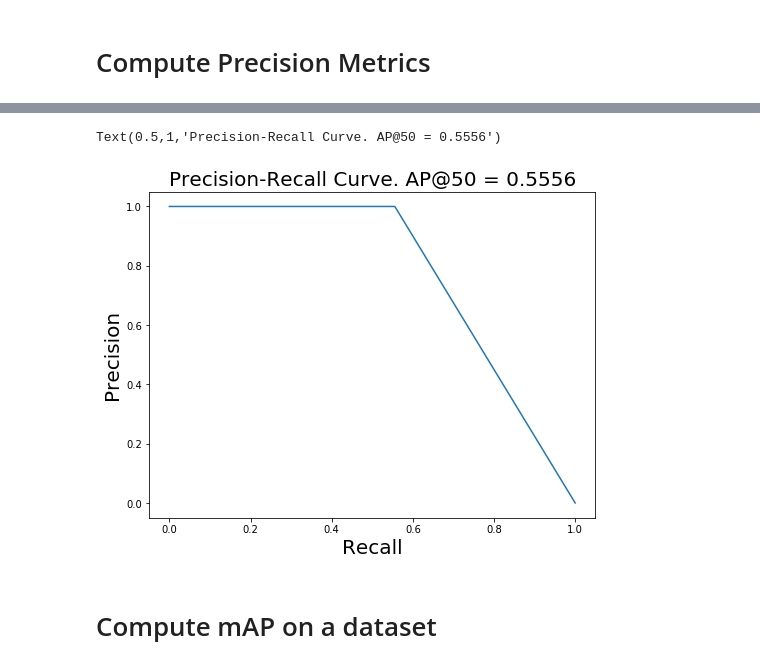
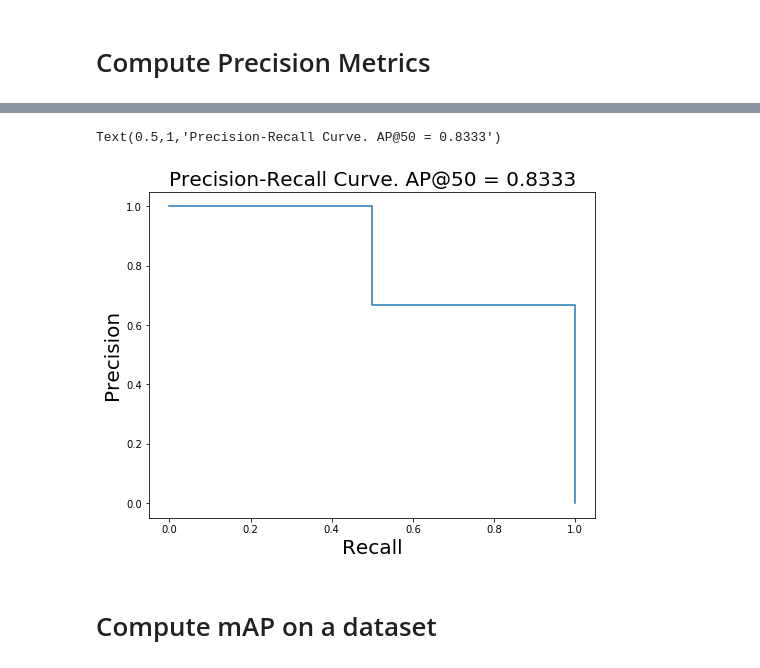
Before and after one commit to hadim/maskflow, a Jupyter notebook: notebooks/3_Training_Review.ipynb, the cells around one changed output, grey strips where cells are left out. Saved outputs shown, nothing was run; the diff lists cells and outputs as text; code cells hidden in the pictures.

```diff
--- a/notebooks/3_Training_Review.ipynb
+++ b/notebooks/3_Training_Review.ipynb
@@ -122,17 +124,0 @@ maskflow.load_weights(model, init_with="microtubule_detector20180624T1725")
-# %%
-image_id = np.random.choice(dataset.image_ids)
-image_id = 5
-
-original_image = dataset.load_image(image_id)
-original_mask, class_ids = dataset.load_mask(image_id)
-args = maskflow.load_image_gt(dataset, maskflow_config, image_id, use_mini_mask=False)
-_, _, _, gt_bbox, _ = args
-
-info = dataset.image_info[image_id]
-print(info)
-
-# Run object detection
-results = model.detect([original_image], verbose=0)
-
-maskflow.display_instances(original_image, results[0]["rois"], results[0]["masks"],
-                           results[0]["class_ids"], dataset.class_names, figsize=(8, 8))
@@ -141,0 +125,15 @@ maskflow.display_instances(original_image, results[0]["rois"], results[0]["masks
+# %%
+image_id = np.random.choice(dataset.image_ids)
+image_id = 5
+
+print(dataset.image_info[image_id])
+image, objects = dataset.load(image_id)
+
+results = model.predict(image, progress=True)
+
+image_objects = maskflow.draw_objects(image, objects, config.CLASS_NAMES, colors=None, resize_ratio=1,
+                                      draw_boxes=True, draw_masks=True, draw_contours=True, draw_score=True)
+images_results = maskflow.draw_objects(image, results, config.CLASS_NAMES, colors=None, resize_ratio=1,
+                                       draw_boxes=True, draw_masks=True, draw_contours=True, draw_score=True)
+
+maskflow.show_images([image, image_objects, images_results], size=10, use_widget=True, t=0)
@@ -142,23 +143,25 @@ maskflow.display_instances(original_image, results[0]["rois"], results[0]["masks
 # %%
+import mrcnn
+
 # Draw precision-recall curve
 
 iou_threshold = 0.5
 
-aps = mrcnn.utils.compute_ap(gt_bbox, class_ids, original_mask ,
+aps = mrcnn.utils.compute_ap(objects["rois"], objects["class_ids"], objects["masks"],
                              results[0]["rois"], results[0]["class_ids"],
                              results[0]["scores"], results[0]["masks"],
                              iou_threshold=iou_threshold)
 AP, precisions, recalls, overlaps = aps
 
 fig, ax = plt.subplots(figsize=(8, 6))
 ax.plot(recalls, precisions)
 
 ax.set_xlabel("Recall", fontsize=20)
 ax.set_ylabel("Precision", fontsize=20)
 ax.set_title(f"Precision-Recall Curve. AP@{iou_threshold * 100:.0f} = {AP:.4f}", fontsize=20)
 # %% [output]
-Text(0.5,1,'Precision-Recall Curve. AP@50 = 0.5556')
+Text(0.5,1,'Precision-Recall Curve. AP@50 = 0.8333')
-[figure, old version]
+[figure, new version]
 # %% [markdown]
 # Compute mAP on a dataset
 # %%
```
Also changed, not shown: parts of 7 cells of this notebook, 14 other files.
